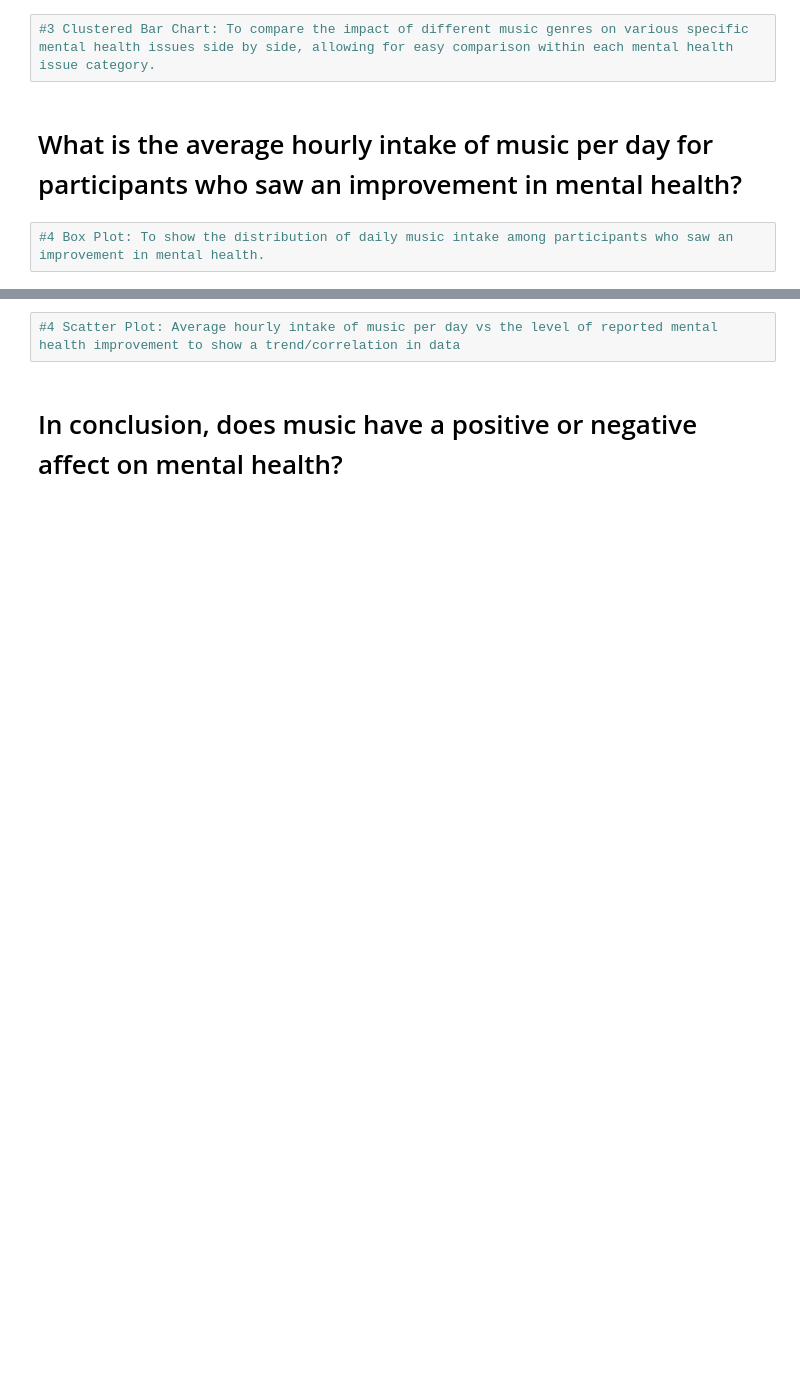
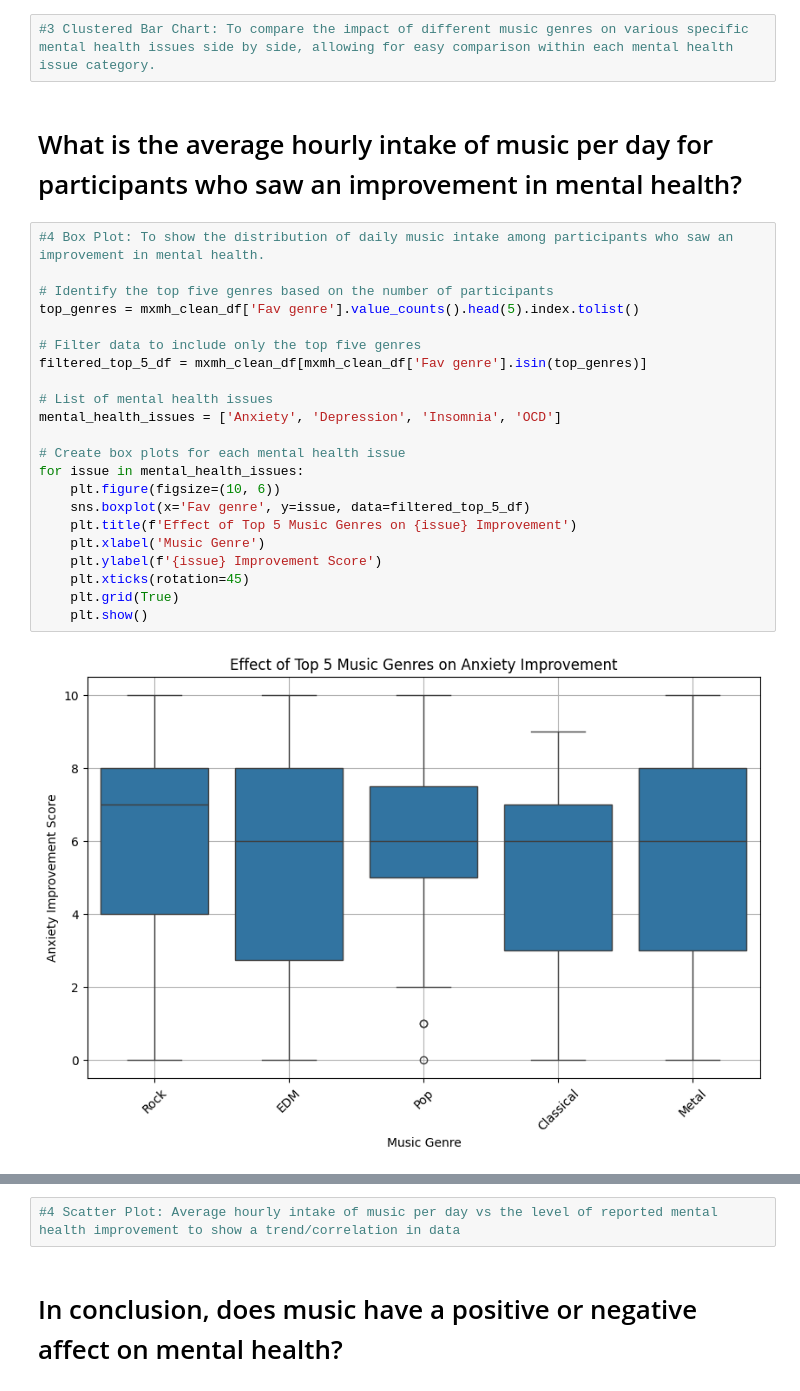
Before and after one commit to karinaahumada01/project-1, a Jupyter notebook: mxmh_main_analysis.ipynb, the cells around one changed output, grey strips where cells are left out. Cells and saved outputs as stored; diff of their text form; blank space fills up the shorter version.

```diff
--- a/mxmh_main_analysis.ipynb
+++ b/mxmh_main_analysis.ipynb
@@ -233,3 +233,25 @@ for genre in genre_effect_counts_top5.index:
 # What is the average hourly intake of music per day for participants who saw an improvement in mental health?
 # %%
 #4 Box Plot: To show the distribution of daily music intake among participants who saw an improvement in mental health.
+
+# Identify the top five genres based on the number of participants
+top_genres = mxmh_clean_df['Fav genre'].value_counts().head(5).index.tolist()
+
+# Filter data to include only the top five genres
+filtered_top_5_df = mxmh_clean_df[mxmh_clean_df['Fav genre'].isin(top_genres)]
+
+# List of mental health issues
+mental_health_issues = ['Anxiety', 'Depression', 'Insomnia', 'OCD']
+
+# Create box plots for each mental health issue
+for issue in mental_health_issues:
+    plt.figure(figsize=(10, 6))
+    sns.boxplot(x='Fav genre', y=issue, data=filtered_top_5_df)
+    plt.title(f'Effect of Top 5 Music Genres on {issue} Improvement')
+    plt.xlabel('Music Genre')
+    plt.ylabel(f'{issue} Improvement Score')
+    plt.xticks(rotation=45)
+    plt.grid(True)
+    plt.show()
+# %% [output]
+[figure, added]
```
Also changed, not shown: parts of 7 cells of this notebook.
